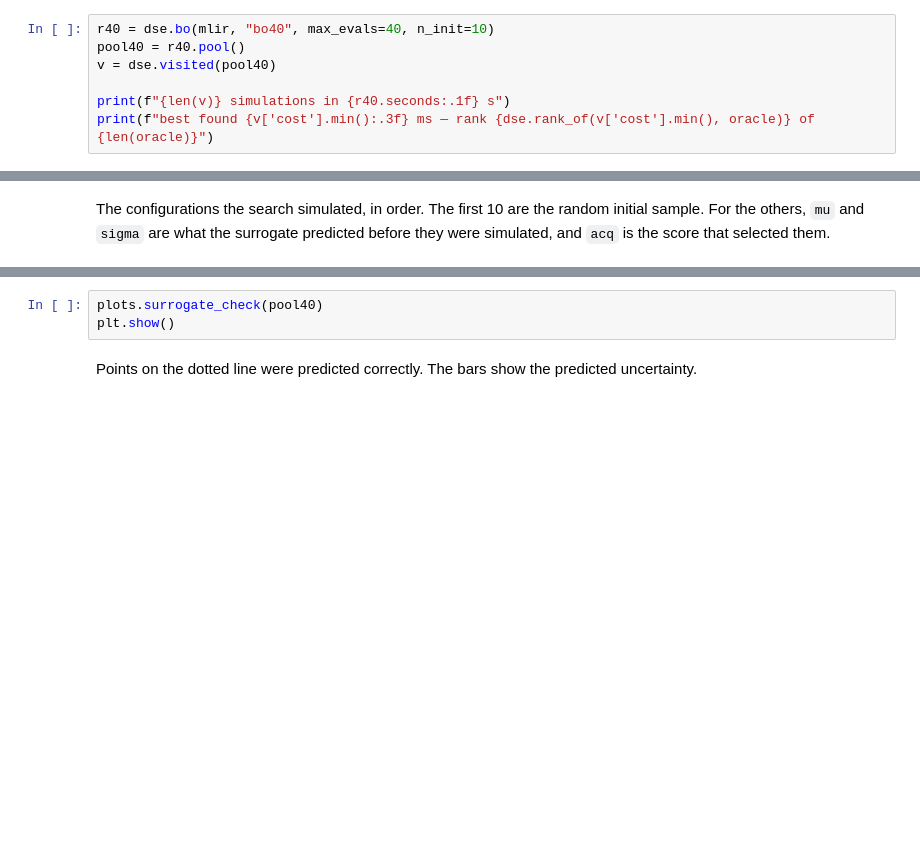
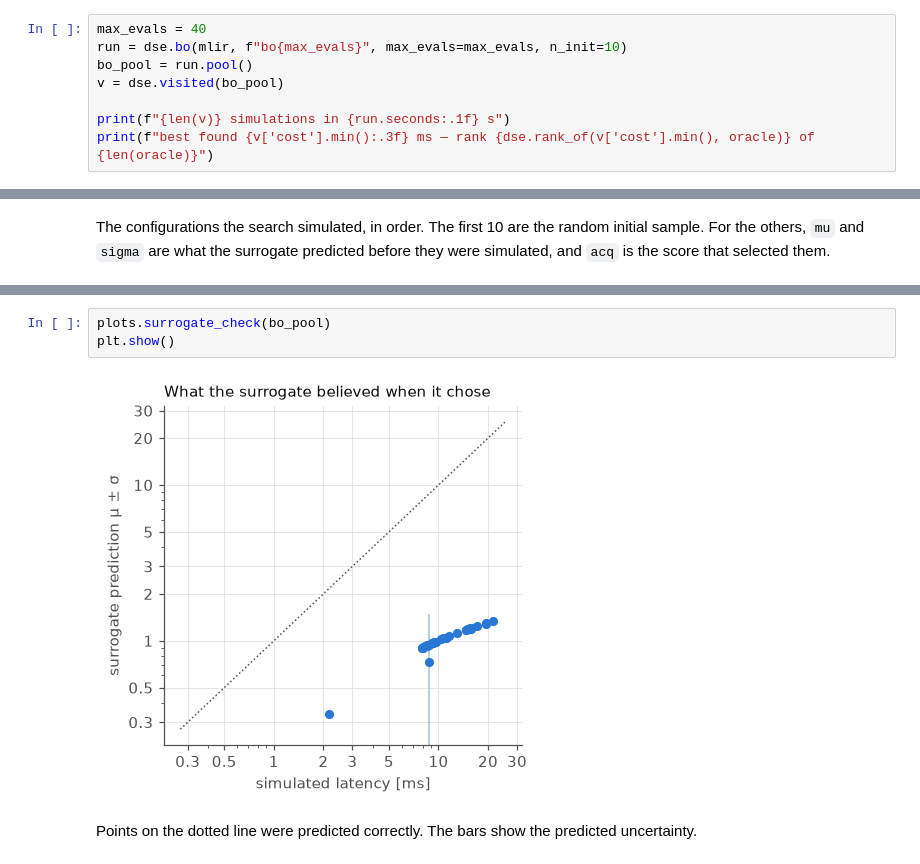
Before and after one commit to oowekyala/esweek2026-dse-tutorial, a Jupyter notebook: notebooks/03_search.ipynb, the cells around one changed output, grey strips where cells are left out. Cells and saved outputs as stored; diff of their text form; blank space fills up the shorter version.

```diff
--- a/notebooks/03_search.ipynb
+++ b/notebooks/03_search.ipynb
@@ -32,9 +32,10 @@ baseline = dse.random_search_baseline(oracle, budget=100)
 
 Cinnamon searches with Bayesian optimisation. After a random initial sample, a surrogate model predicts the latency (µ) and the uncertainty of that prediction (σ) for the configurations not simulated yet. The next configuration to simulate is chosen from these predictions.
 # %%
-r40 = dse.bo(mlir, "bo40", max_evals=40, n_init=10)
-pool40 = r40.pool()
-v = dse.visited(pool40)
+max_evals = 40
+run = dse.bo(mlir, f"bo{max_evals}", max_evals=max_evals, n_init=10)
+bo_pool = run.pool()
+v = dse.visited(bo_pool)
 
-print(f"{len(v)} simulations in {r40.seconds:.1f} s")
+print(f"{len(v)} simulations in {run.seconds:.1f} s")
 print(f"best found {v['cost'].min():.3f} ms — rank {dse.rank_of(v['cost'].min(), oracle)} of {len(oracle)}")
@@ -46,6 +68,8 @@ v[cols].style.format({"cost": "{:.2f}", "mu": "{:.2f}", "sigma": "{:.2f}", "acq"
 # %%
-plots.surrogate_check(pool40)
+plots.surrogate_check(bo_pool)
 plt.show()
+# %% [output]
+[figure, added]
 # %% [markdown]
 Points on the dotted line were predicted correctly. The bars show the predicted uncertainty.
 # %%
```
Also changed, not shown: parts of 13 cells of this notebook, 3 other files.
